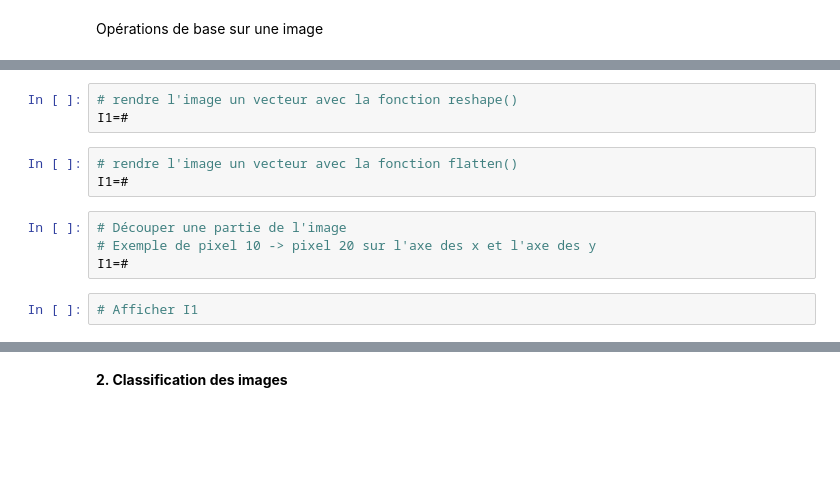
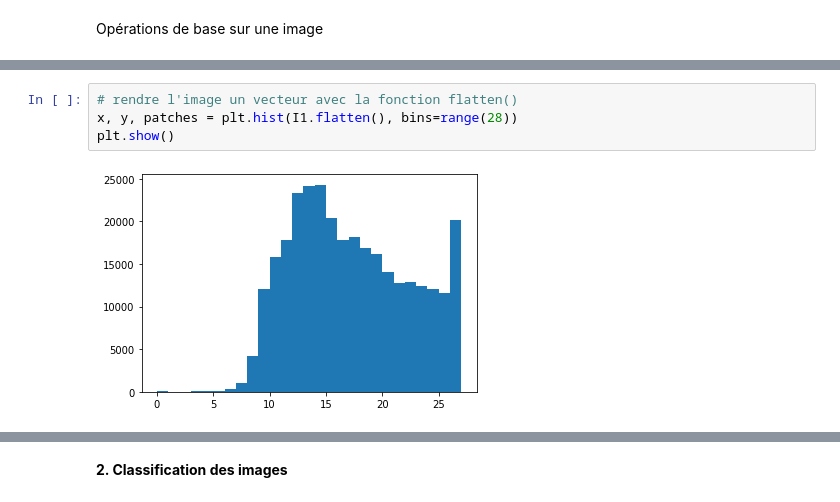
Before and after one commit to khaliltriki/PROJET_IA, a Jupyter notebook: lab_reconnissance_facial.ipynb, the cells around one changed output, grey strips where cells are left out. Cells and saved outputs as stored; diff of their text form; blank space fills up the shorter version.

```diff
--- a/lab_reconnissance_facial.ipynb
+++ b/lab_reconnissance_facial.ipynb
@@ -120,15 +114,9 @@ I1=#
 # %%
-# rendre l'image un vecteur avec la fonction reshape()
-I1=#
+# rendre l'image un vecteur avec la fonction flatten()
+x, y, patches = plt.hist(I1.flatten(), bins=range(28))
+plt.show()
+# %% [output]
+[figure, added]
-# %%
-# rendre l'image un vecteur avec la fonction flatten()
-I1=#
-# %%
-# Découper une partie de l'image
-# Exemple de pixel 10 -> pixel 20 sur l'axe des x et l'axe des y
-I1=#
-# %%
-# Afficher I1
 # %%
 # Changer la resolution de l'image
 # Utiliser la fonction resize
```
Also changed, not shown: parts of 42 cells of this notebook, 8 other files.
